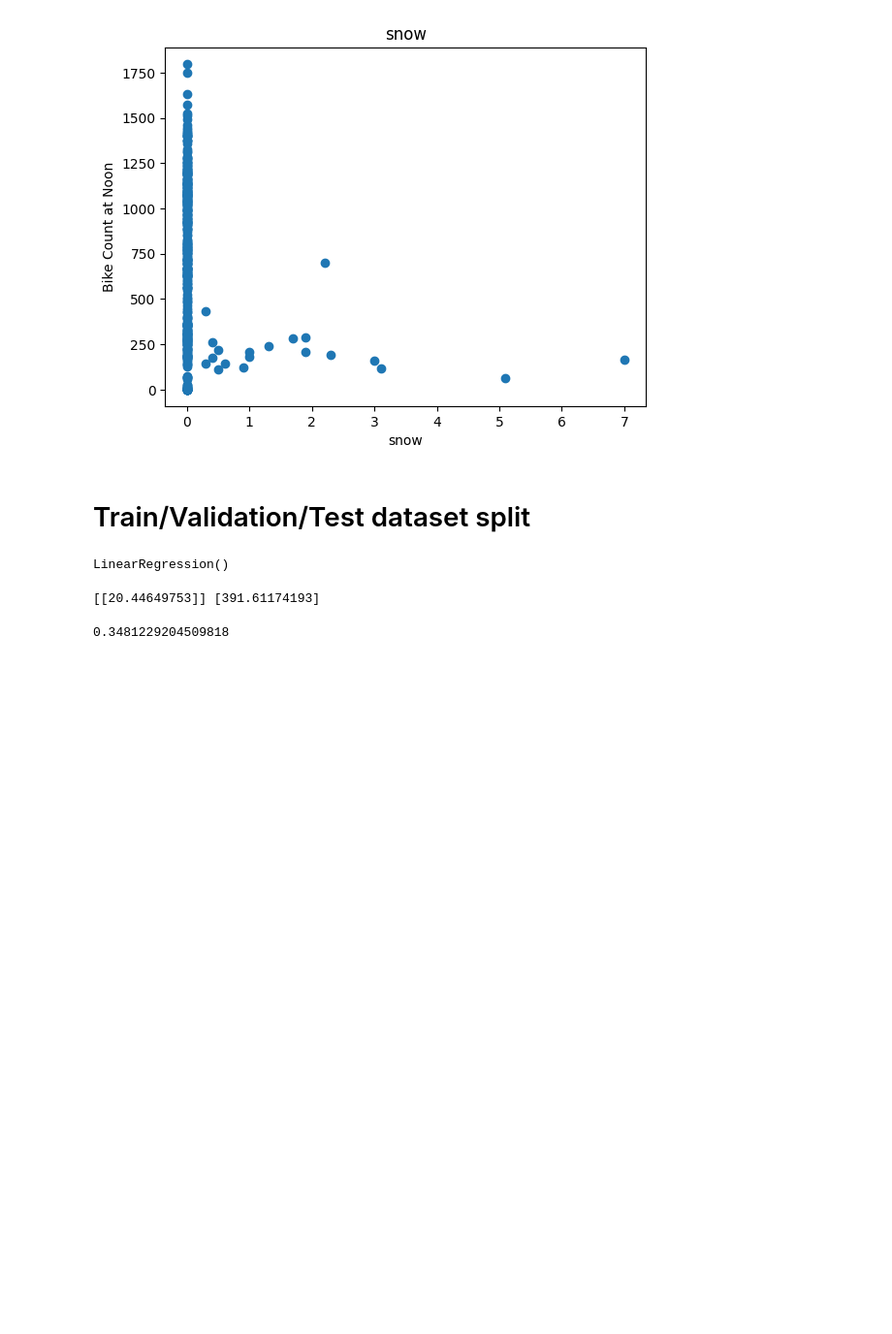
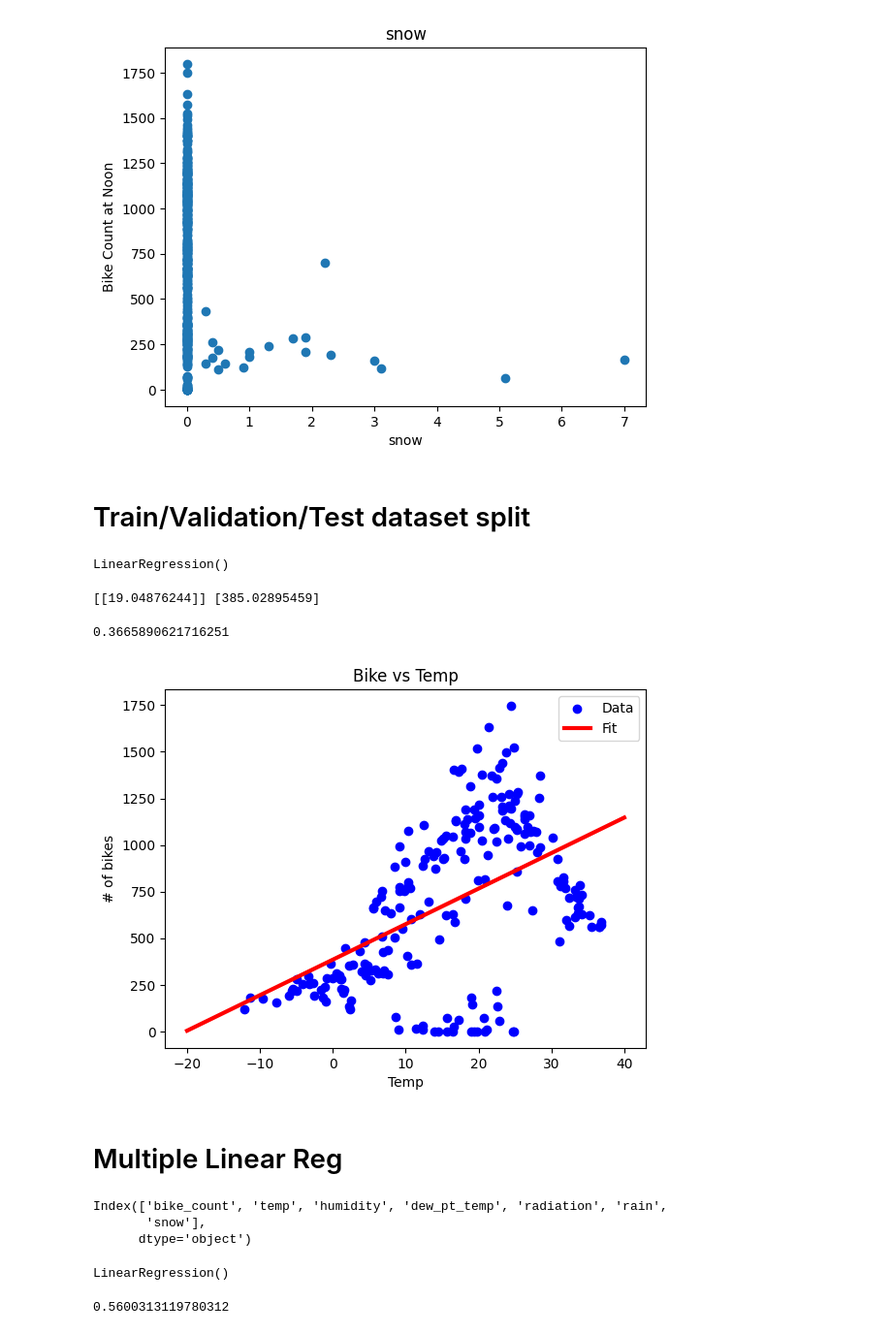
Before and after one commit to ShaneYokota72/MagicGammaTelescope, a Jupyter notebook: SeoulBikeSharing.ipynb, the cells around one changed output. Shown: that part at 97% size. Saved outputs shown, nothing was run; the diff lists cells and outputs as text; code cells hidden in the pictures; blank space fills up the shorter version.

Commit message:
Seoul Bike Reg w NN

```diff
--- a/SeoulBikeSharing.ipynb
+++ b/SeoulBikeSharing.ipynb
@@ -45,7 +45,7 @@ train, val, test = np.split(df.sample(frac=1), [int(0.6*len(df)), int(0.8*len(df
 # %%
 def get_xy(dataframe, y_label, x_labels=None):
   dataframe = copy.deepcopy(dataframe)
-  if not x_labels:
+  if x_labels is None:
     X = dataframe[[c for c in dataframe.columns if c!=y_label]].values
   else :
     if len(x_labels) == 1:
@@ -69,8 +69,27 @@ LinearRegression()
 # %%
 print(temp_reg.coef_, temp_reg.intercept_)
 # %% [output]
-[[20.44649753]] [391.61174193]
+[[19.04876244]] [385.02895459]
 # %%
 temp_reg.score(x_test_temp, y_test_temp)
 # %% [output]
-0.3481229204509818
+0.3665890621716251
+# %%
+plt.scatter(x_train_temp, y_train_temp, label="Data", color="blue")
+x = tf.linspace(-20,40, 100)
+plt.plot(x, temp_reg.predict(np.array(x).reshape(-1,1)), label="Fit", color="red", linewidth=3)
+plt.legend()
+plt.title("Bike vs Temp")
+plt.ylabel("# of bikes")
+plt.xlabel("Temp")
+plt.show()
+# %% [output]
+[figure, added]
+# %% [markdown]
+# Multiple Linear Reg
+# %%
+df.columns
+# %% [output]
+Index(['bike_count', 'temp', 'humidity', 'dew_pt_temp', 'radiation', 'rain',
+       'snow'],
+      dtype='object')
@@ -76,0 +101,9 @@ temp_reg.score(x_test_temp, y_test_temp)
+# %%
+all_reg = LinearRegression()
+all_reg.fit(x_train_all, y_train_all)
+# %% [output]
+LinearRegression()
+# %%
+all_reg.score(x_test_all, y_test_all)
+# %% [output]
+0.5600313119780312
```
Also changed, not shown: parts of 23 cells of this notebook.
